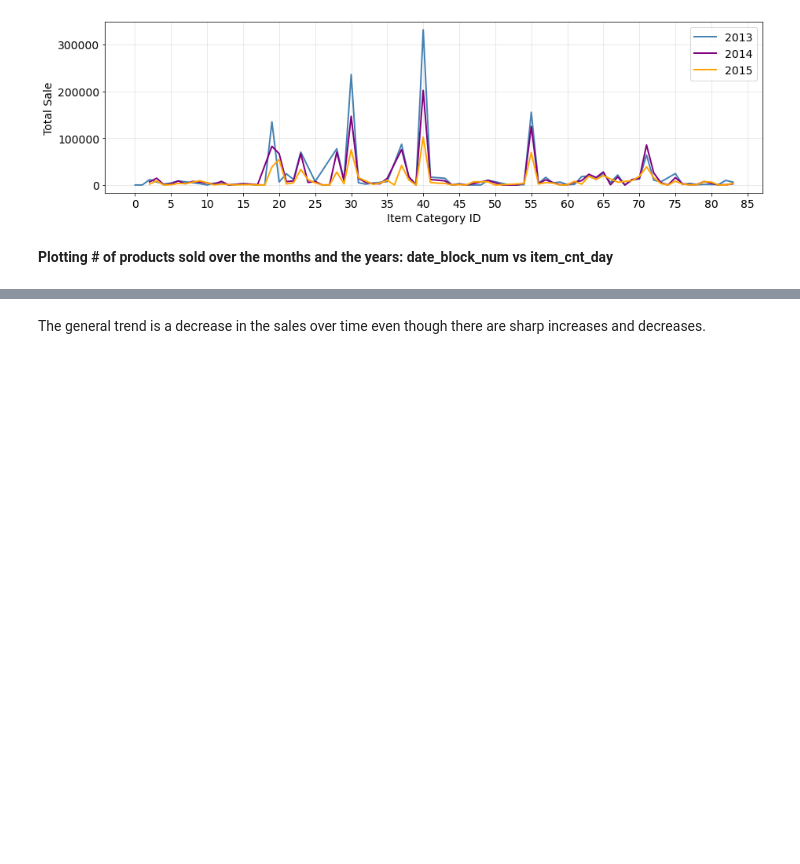
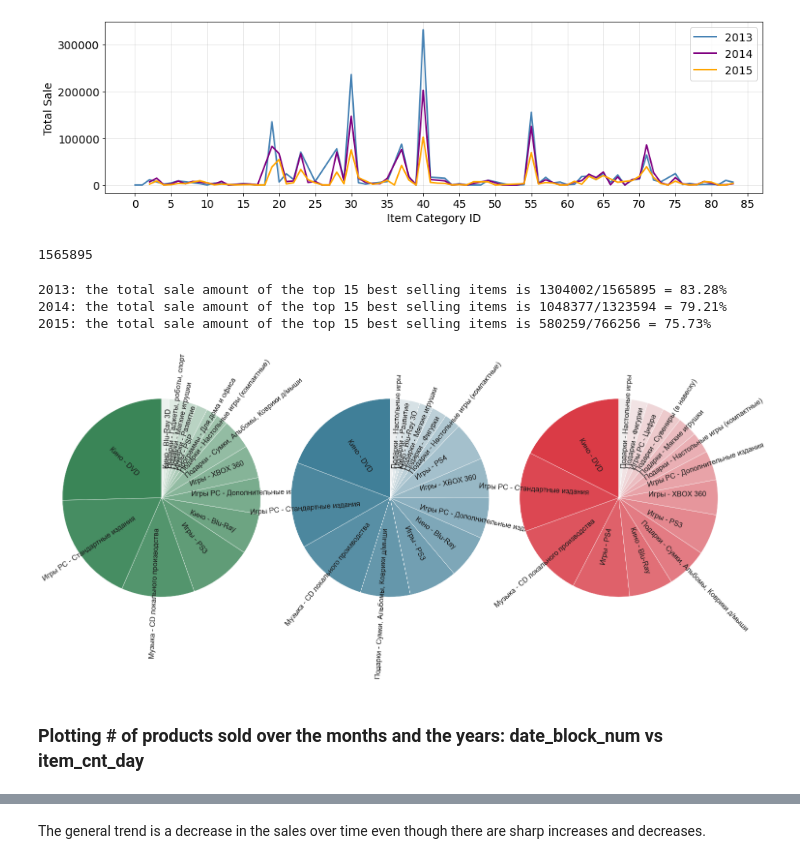
Before and after one commit to ozgekadioglu/Predict_Future_Sales, a Jupyter notebook: PresentableNotebook.ipynb, the cells around one changed output, grey strips where cells are left out. Cells and saved outputs as stored; diff of their text form; code cells hidden in the pictures; blank space fills up the shorter version.

```diff
--- a/PresentableNotebook.ipynb
+++ b/PresentableNotebook.ipynb
@@ -558,8 +576,52 @@ ax.xaxis.set_ticks(np.arange(0, 90, 5))
 plt.show()
 # %% [output]
 [figure]
+# %%
+sales_train_grouped_by_category = sales_train_grouped_by_category.merge(item_categories[['item_category_id', 'item_category_name']], left_on='item_category_id', right_on='item_category_id', how='left')
+sales_train_grouped_by_category.sort_values(['salesYear', 'total_cnt'], ascending=False)
+
+sales_train_grouped_by_category[sales_train_grouped_by_category['salesYear']==2013]['total_cnt'].sum()
+# %% [output]
+1565895
+# %%
+top_n = 15
+
+
+def pie_ratio(year, cat_count):
+    total_sales_year = sales_train_grouped_by_category[sales_train_grouped_by_category['salesYear']==year]['total_cnt'].sum()
+    ratio = cat_count/total_sales_year*100
+    return "{0}: the total sale amount of the top {1} best selling items is {2}/{3} = {4:.2f}%".format(year, top_n, cat_count, total_sales_year, ratio)
+
+
+years = [2013, 2014, 2015]
+fig, axes = plt.subplots(1, 3, figsize=(24,10))
+
+
+#colors of the pie charts
+colors = {}
+for year in years:
+    colors[year] = []
+
+import seaborn as sns
+colors[2013] = sns.light_palette((860, 75, 50), input='husl',reverse=True, n_colors=15)
+colors[2014] = sns.light_palette((226, 75, 50), input='husl',reverse=True, n_colors=15)
+colors[2015] = sns.light_palette((730, 75, 50), input='husl', reverse=True, n_colors=15)
+
+#plotting the pie charts
+top = {}
+for i in range(0,3):
+    year = years[i]
+    top[year] = sales_train_grouped_by_category[sales_train_grouped_by_category['salesYear']==year].sort_values('total_cnt', ascending=False)[0:15]
+    print(pie_ratio(year, top[year].total_cnt.sum()))
+    axes[i].pie(top[year].total_cnt, labels=top[year].item_category_name, radius=1.3, labeldistance=.3,
+            rotatelabels=True, textprops={'color':"k", 'fontsize': 15}, startangle=90, wedgeprops={"edgecolor":"1",'linewidth': .6}, colors = colors[year])
+# %% [output]
+2013: the total sale amount of the top 15 best selling items is 1304002/1565895 = 83.28%
+2014: the total sale amount of the top 15 best selling items is 1048377/1323594 = 79.21%
+2015: the total sale amount of the top 15 best selling items is 580259/766256 = 75.73%
+[figure, added]
 # %% [markdown]
-<b> Plotting # of products sold over the months and the years: date_block_num vs item_cnt_day </b>
+### Plotting # of products sold over the months and the years: date_block_num vs item_cnt_day
 # %%
 sales_train_grouped_by_block = sales_train_prepared.groupby(['date_block_num']).agg({'item_cnt_day': 'sum'}).reset_index().rename(columns={'item_cnt_day':'total_cnt_month'})
 sales_train_grouped_by_block.columns
```
Also changed, not shown: parts of 37 cells of this notebook.
